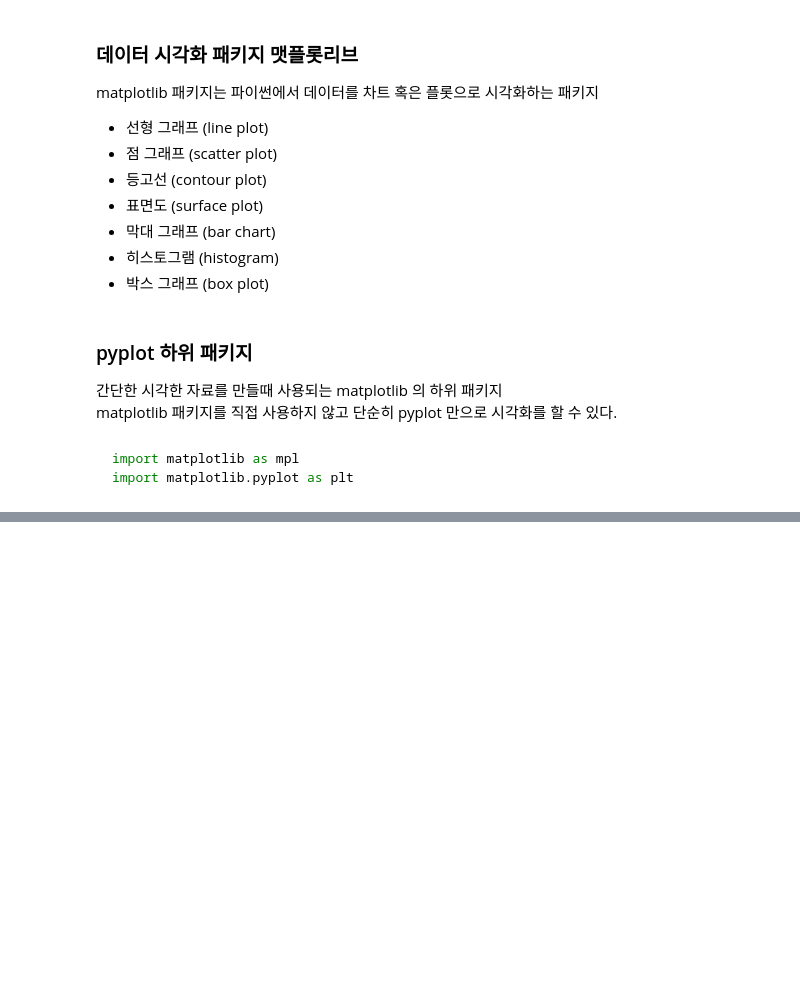
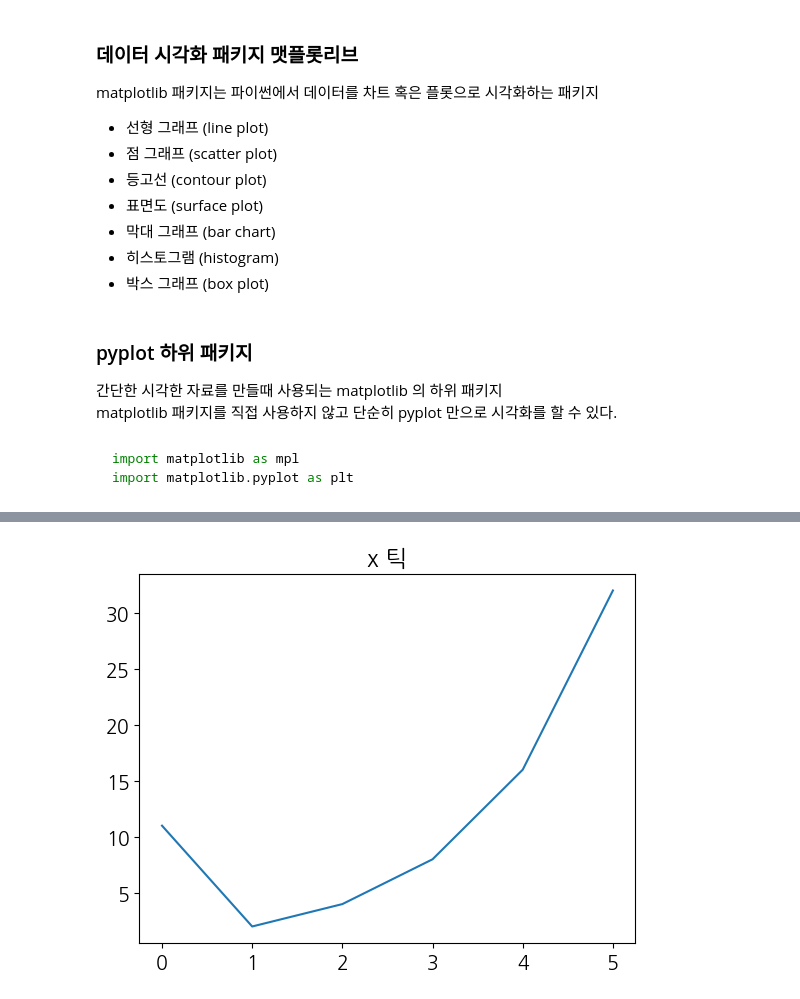
Before and after one commit to kymial/AWS, a Jupyter notebook: pythonwarkspace/matplotlib_visualize_data/matplotlib_basic.ipynb, the cells around one changed output, grey strips where cells are left out. Cells and saved outputs as stored; diff of their text form; code cells hidden in the pictures; blank space fills up the shorter version.

```diff
--- a/pythonwarkspace/matplotlib_visualize_data/matplotlib_basic.ipynb
+++ b/pythonwarkspace/matplotlib_visualize_data/matplotlib_basic.ipynb
@@ -41,0 +69,6 @@ plt.rcParams['axes.unicode_minus'] = False
+# %%
+plt.title('x 틱')
+plt.plot([11, 2, 4, 8, 16, 32])
+plt.show()
+# %% [output]
+[figure, added]
```
Also changed, not shown: parts of 27 cells of this notebook.
